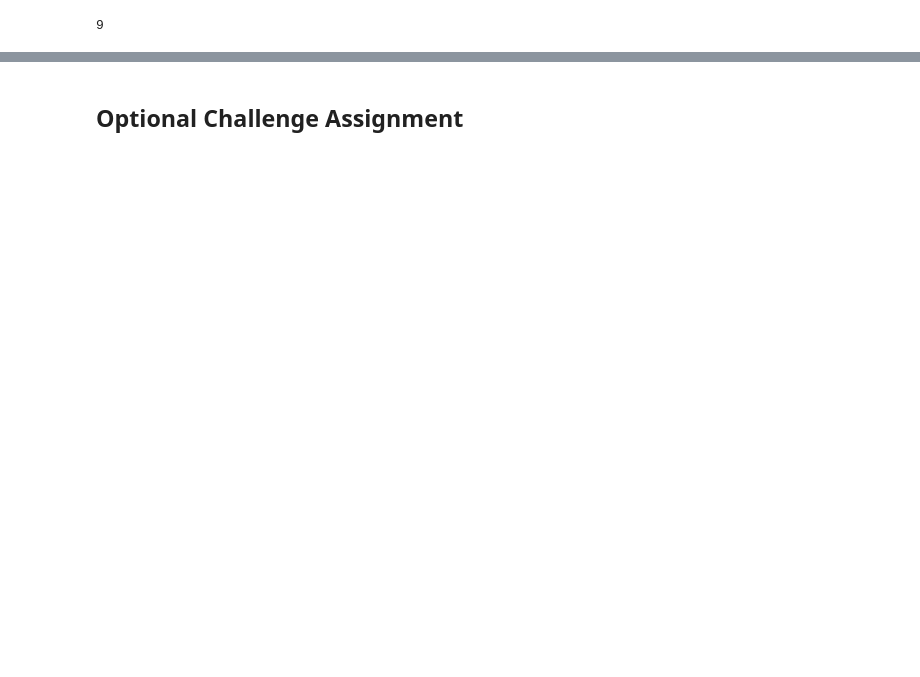
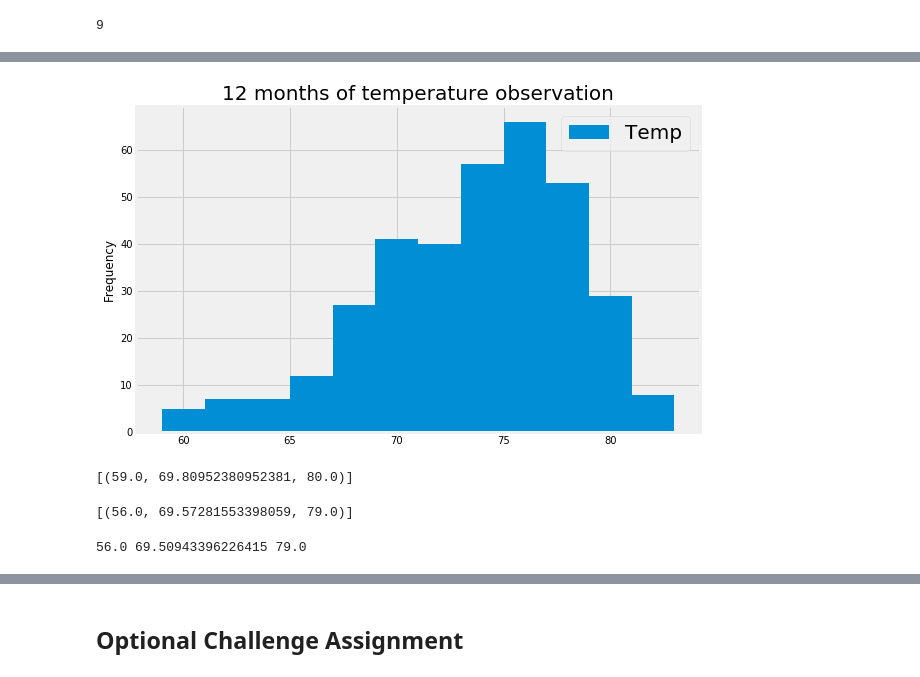
Before and after one commit to ingris2020/Ingris-sqlalchemy-challenge, a Jupyter notebook: climate_Ingris.ipynb, the cells around one changed output, grey strips where cells are left out. Saved outputs shown, nothing was run; the diff lists cells and outputs as text; code cells hidden in the pictures; blank space fills up the shorter version.

```diff
--- a/climate_Ingris.ipynb
+++ b/climate_Ingris.ipynb
@@ -181,3 +194,17 @@ station_temp.describe()
+# %%
+# Query the last 12 months of temperature observation data for this station and plot the results as a histogram
+one_year_temp= session.query(Measurement.tobs).\
+    filter(Measurement.date >= query_date).\
+    filter(Measurement.station == 'USC00519281').\
+    order_by(Measurement.date).all()
+one_year_temp
+one_year_temp_df= pd.DataFrame(one_year_temp).rename(columns={'tobs': 'Temp'})
+ingris=one_year_temp_df.plot.hist(bins=12, figsize = (9,6), title="12 months of temperature observation")
+ingris.title.set_size(20)
+plt.legend(prop={'size': 20})
+plt.savefig("Images/station_histogram.png")
+# %% [output]
+[figure, added]
 # %%
 # This function called `calc_temps` will accept start date and end date in the format '%Y-%m-%d'
 # and return the minimum, average, and maximum temperatures for that range of dates
@@ -196,10 +223,24 @@ def calc_temps(start_date, end_date):
         filter(Measurement.date >= start_date).filter(Measurement.date <= end_date).all()
 
 # function usage example
-print(calc_temps('2012-02-28', '2012-03-05'))
+print(calc_temps('2017-02-01', '2017-02-16'))
+# %% [output]
+[(59.0, 69.80952380952381, 80.0)]
 # %%
 # Use your previous function `calc_temps` to calculate the tmin, tavg, and tmax
 # for your trip using the previous year's data for those same dates.
+print(calc_temps('2016-02-01', '2016-02-16'))
+# %% [output]
+[(56.0, 69.57281553398059, 79.0)]
+# %%
+prev_vac_start = dt.date(2016, 2, 1) - dt.timedelta(days=365)
+prev_vac_end = dt.date(2016, 2, 16) - dt.timedelta(days=365)
+
+tmin, tavg, tmax = calc_temps(prev_vac_start.strftime("%Y-%m-%d"),
+                              prev_vac_end.strftime("%Y-%m-%d"))[0]
+print(tmin, tavg, tmax)
+# %% [output]
+56.0 69.50943396226415 79.0
 # %%
 # Plot the results from your previous query as a bar chart.
 # Use "Trip Avg Temp" as your Title
```
Also changed, not shown: parts of 19 cells of this notebook, 19 other files.
